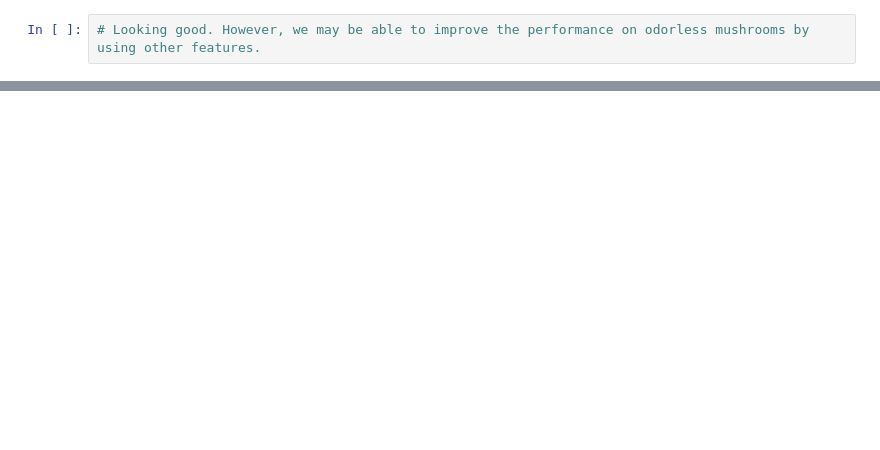
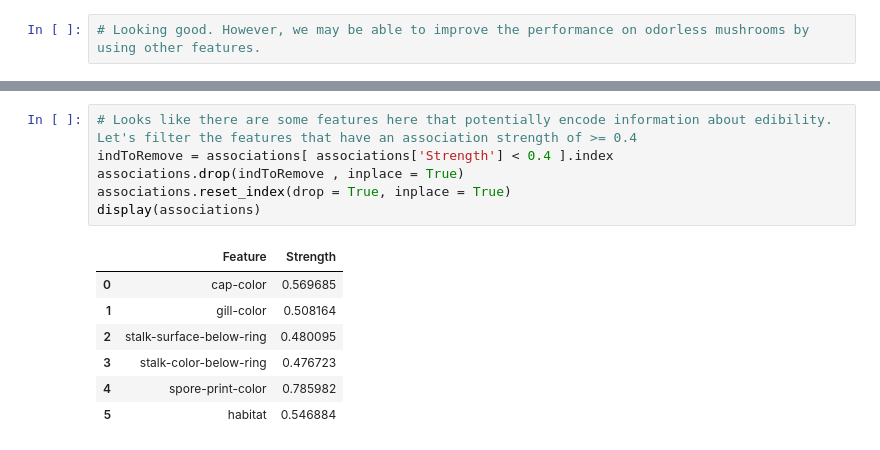
Before and after one commit to spacediver99/PythonDataScience, a Jupyter notebook: MushroomEdibility.ipynb, the cells around one changed output, grey strips where cells are left out. Drawn from its saved outputs; the diff is of its cells as text; blank space fills up the shorter version.

```diff
--- a/MushroomEdibility.ipynb
+++ b/MushroomEdibility.ipynb
@@ -170,3 +171,17 @@ associations
 | 18 | spore-print-color | 0.785982 |
 | 19 | population | 0.223180 |
 | 20 | habitat | 0.546884 |
+# %%
+# Looks like there are some features here that potentially encode information about edibility. Let's filter the features that have an association strength of >= 0.4
+indToRemove = associations[ associations['Strength'] < 0.4 ].index
+associations.drop(indToRemove , inplace = True)
+associations.reset_index(drop = True, inplace = True)
+display(associations)
+# %% [output]
+|  | Feature | Strength |
+| 0 | cap-color | 0.569685 |
+| 1 | gill-color | 0.508164 |
+| 2 | stalk-surface-below-ring | 0.480095 |
+| 3 | stalk-color-below-ring | 0.476723 |
+| 4 | spore-print-color | 0.785982 |
+| 5 | habitat | 0.546884 |
```
Also changed, not shown: parts of 5 cells of this notebook.
